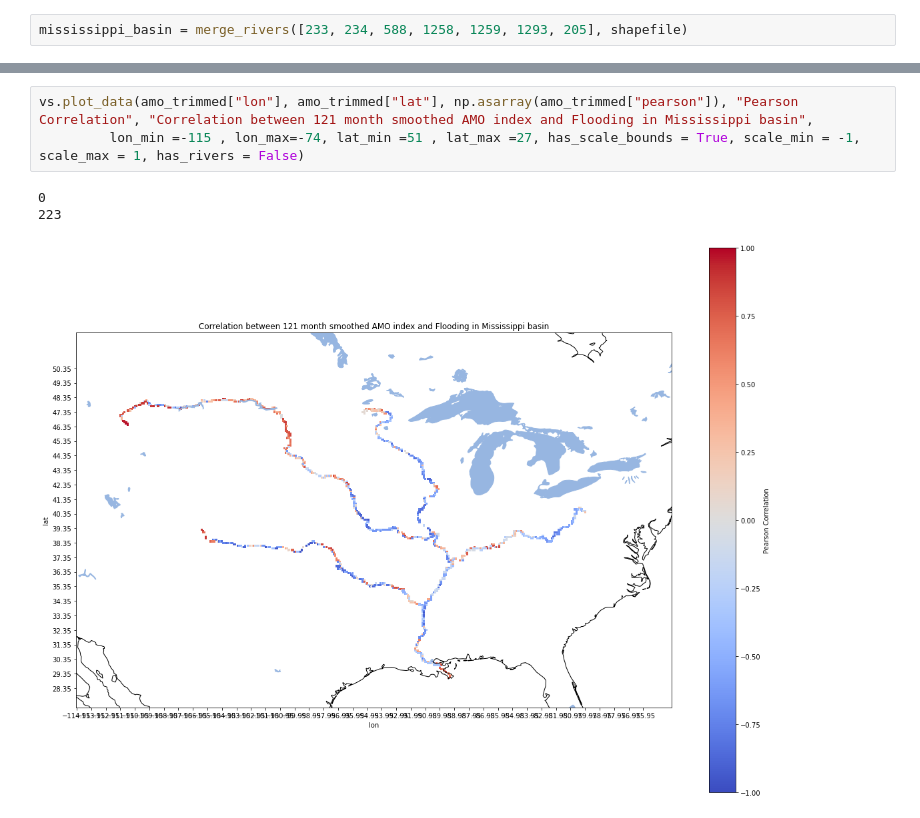
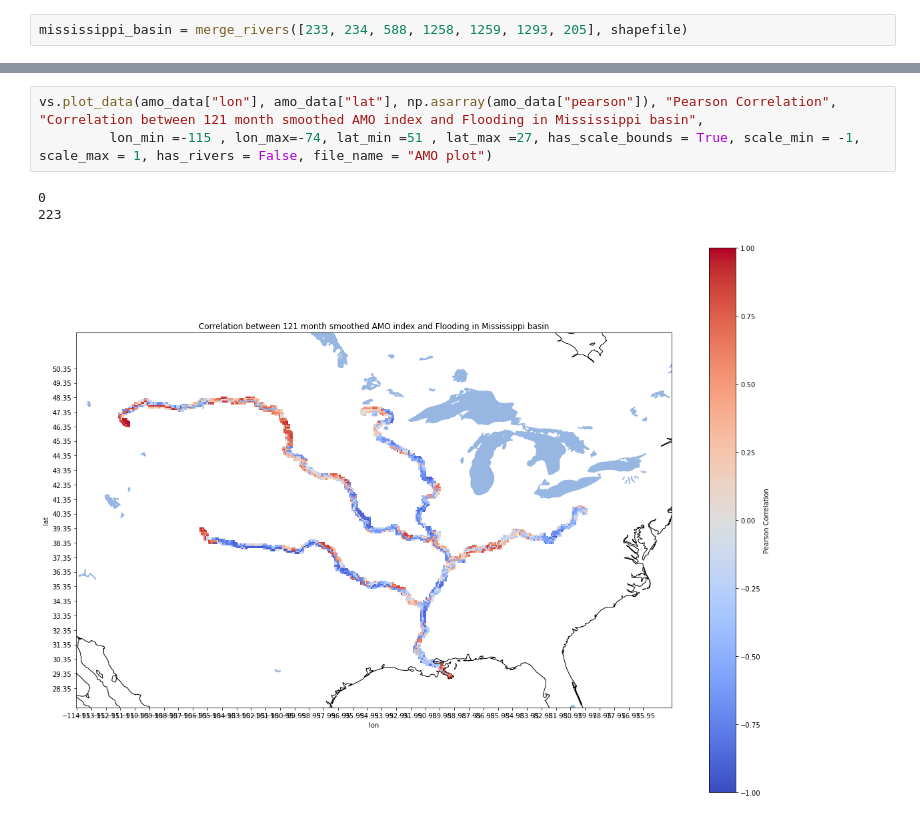
Before and after one commit to bparazin/ESS-Visualization, a Jupyter notebook: River restrict.ipynb, the cells around one changed output, grey strips where cells are left out. Cells and saved outputs as stored; diff of their text form.

```diff
--- a/River restrict.ipynb
+++ b/River restrict.ipynb
@@ -69,8 +91,8 @@ flood_trimmed = trim_to_river(trimmed_rivers, flood_data, "position")
 # %%
-vs.plot_data(amo_trimmed["lon"], amo_trimmed["lat"], np.asarray(amo_trimmed["pearson"]), "Pearson Correlation", "Correlation between 121 month smoothed AMO index and Flooding in Mississippi basin",
-         lon_min =-115 , lon_max=-74, lat_min =51 , lat_max =27, has_scale_bounds = True, scale_min = -1, scale_max = 1, has_rivers = False)
+vs.plot_data(amo_data["lon"], amo_data["lat"], np.asarray(amo_data["pearson"]), "Pearson Correlation", "Correlation between 121 month smoothed AMO index and Flooding in Mississippi basin",
+         lon_min =-115 , lon_max=-74, lat_min =51 , lat_max =27, has_scale_bounds = True, scale_min = -1, scale_max = 1, has_rivers = False, file_name = "AMO plot")
 # %% [output]
 0
 223
-[figure, old version]
+[figure, new version]
 # %%
```
Also changed, not shown: parts of 12 cells of this notebook, 5 other files.
